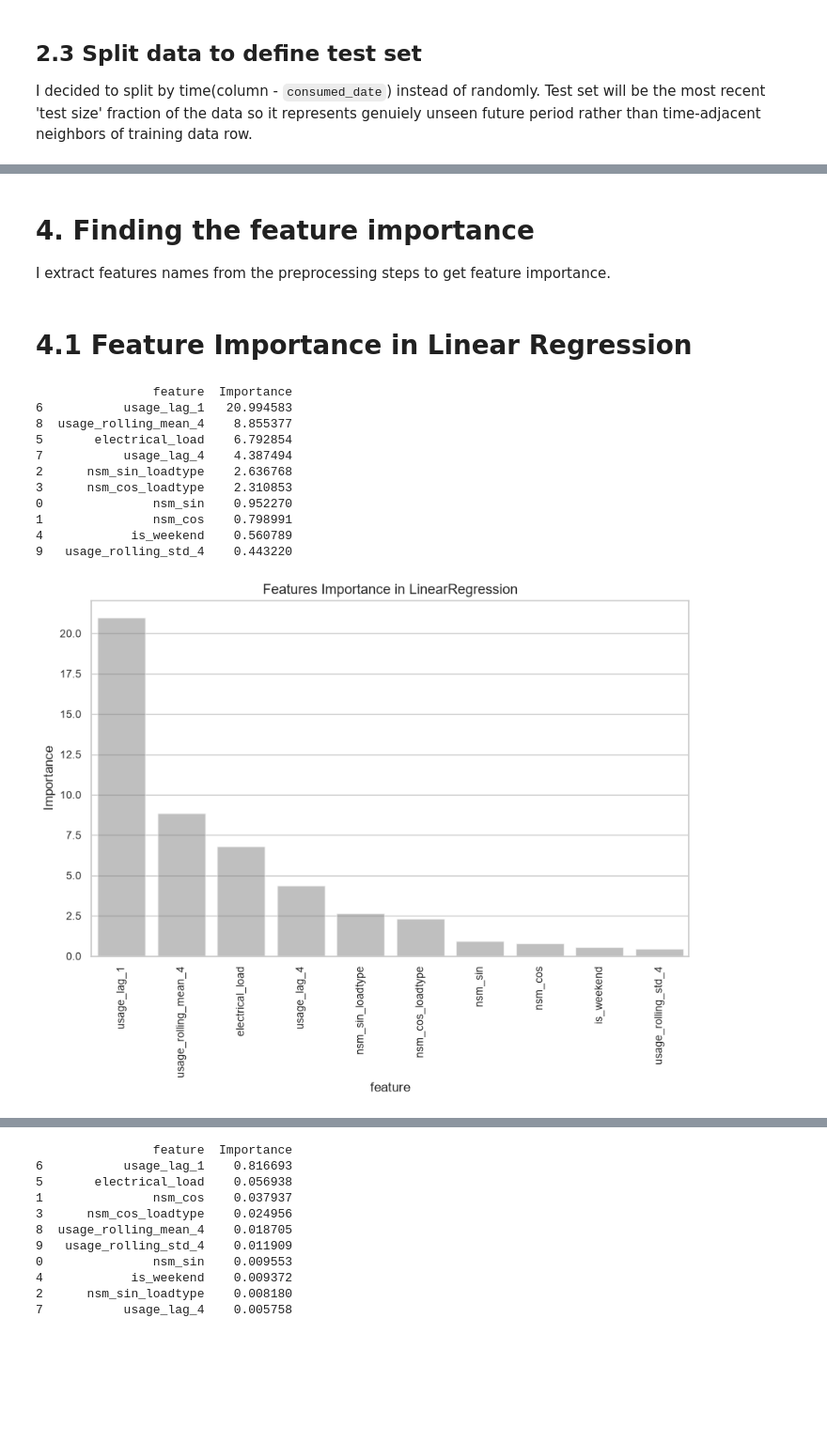
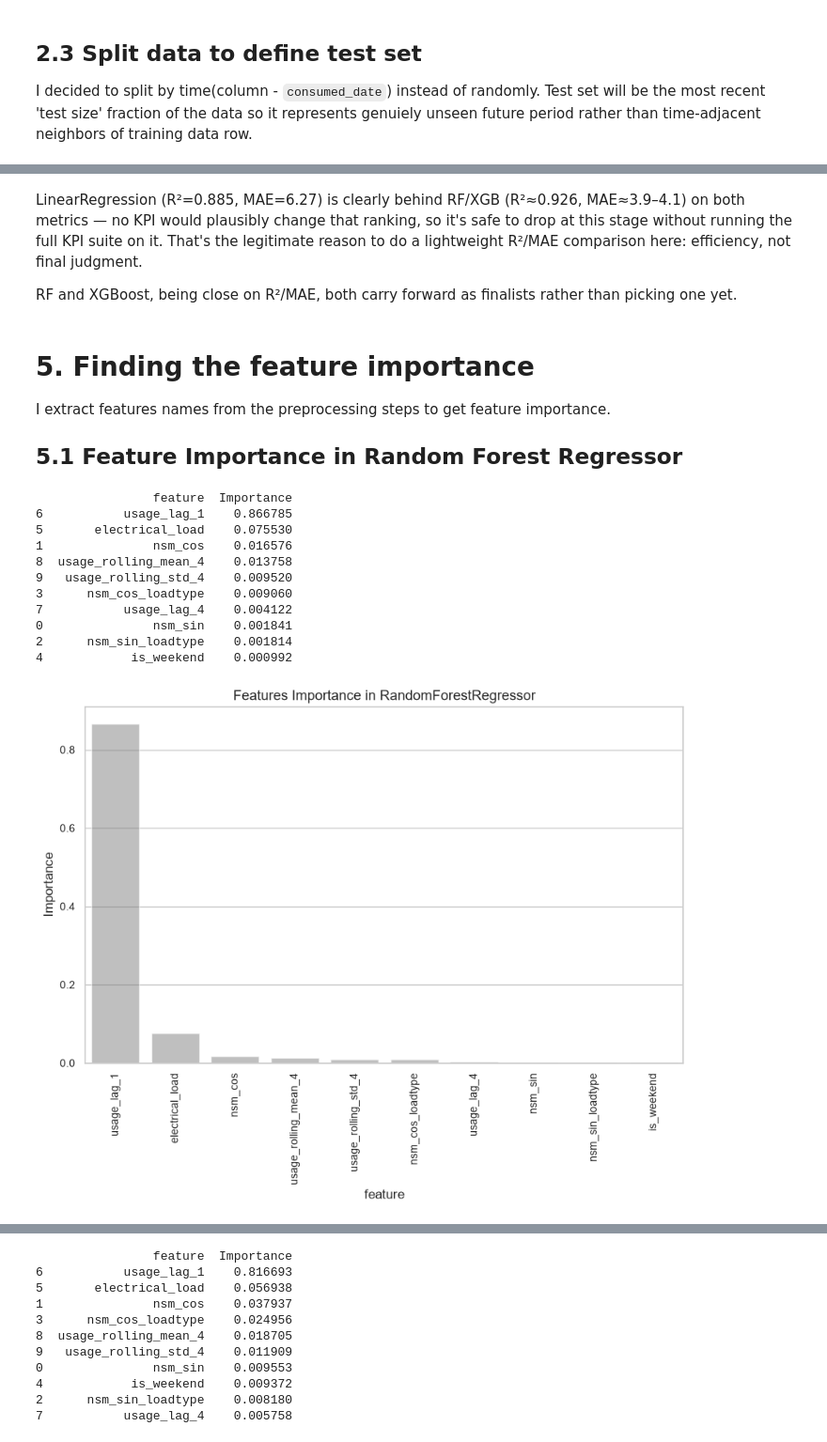
Before and after one commit to OctaviaMay/Steel-Industry-Energy-Consumption, a Jupyter notebook: notebooks/03_modeling.ipynb, the cells around one changed output, grey strips where cells are left out. Shown at 94% size. Saved outputs shown, nothing was run; the diff lists cells and outputs as text; code cells hidden in the pictures; blank space fills up the shorter version.

Commit message:
Added modelling and evaluation

```diff
--- a/notebooks/03_modeling.ipynb
+++ b/notebooks/03_modeling.ipynb
@@ -279,0 +159,2 @@ True
+# %%
+model_pipelines = get_models(num_feature, cat_feature, X_train, y_train)
@@ -279,0 +165,2 @@ True
+# %%
+mdl_pipeline_lr, mdl_pipeline_rdf, mdl_pipeline_xgb = model_pipelines
@@ -290,21 +183,25 @@ plot_score_comparison_chart(models,r2_list, mae_list)
+# %% [markdown]
+LinearRegression (R²=0.885, MAE=6.27) is clearly behind RF/XGB (R²≈0.926, MAE≈3.9–4.1) on both metrics — no KPI would plausibly change that ranking, so it's safe to drop at this stage without running the full KPI suite on it. That's the legitimate reason to do a lightweight R²/MAE comparison here: efficiency, not final judgment.
+
+RF and XGBoost, being close on R²/MAE, both carry forward as finalists rather than picking one yet.
 # %% [markdown]
-# 4. Finding the feature importance
+# 5. Finding the feature importance
 I extract features names from the preprocessing steps to get feature importance.
+
+## 5.1 Feature Importance in Random Forest Regressor
-# %% [markdown]
-# 4.1 Feature Importance in Linear Regression
 # %%
-model_name = pipeline_linear.named_steps['regressor'].__class__.__name__
-feature_importances_linear = get_feature_importance(pipeline_linear, model_name)
+
+feature_importances_rdf = get_feature_importance(mdl_pipeline_rdf['pipeline'], mdl_pipeline_rdf['model'])
 # %% [output]
                 feature  Importance
-6           usage_lag_1   20.994583
-8  usage_rolling_mean_4    8.855377
-5       electrical_load    6.792854
-7           usage_lag_4    4.387494
-2      nsm_sin_loadtype    2.636768
-3      nsm_cos_loadtype    2.310853
-0               nsm_sin    0.952270
-1               nsm_cos    0.798991
-4            is_weekend    0.560789
-9   usage_rolling_std_4    0.443220
+6           usage_lag_1    0.866785
+5       electrical_load    0.075530
+1               nsm_cos    0.016576
+8  usage_rolling_mean_4    0.013758
+9   usage_rolling_std_4    0.009520
+3      nsm_cos_loadtype    0.009060
+7           usage_lag_4    0.004122
+0               nsm_sin    0.001841
+2      nsm_sin_loadtype    0.001814
+4            is_weekend    0.000992
-[figure, old version]
+[figure, new version]
```
Also changed, not shown: parts of 55 cells of this notebook, 11 other files.
